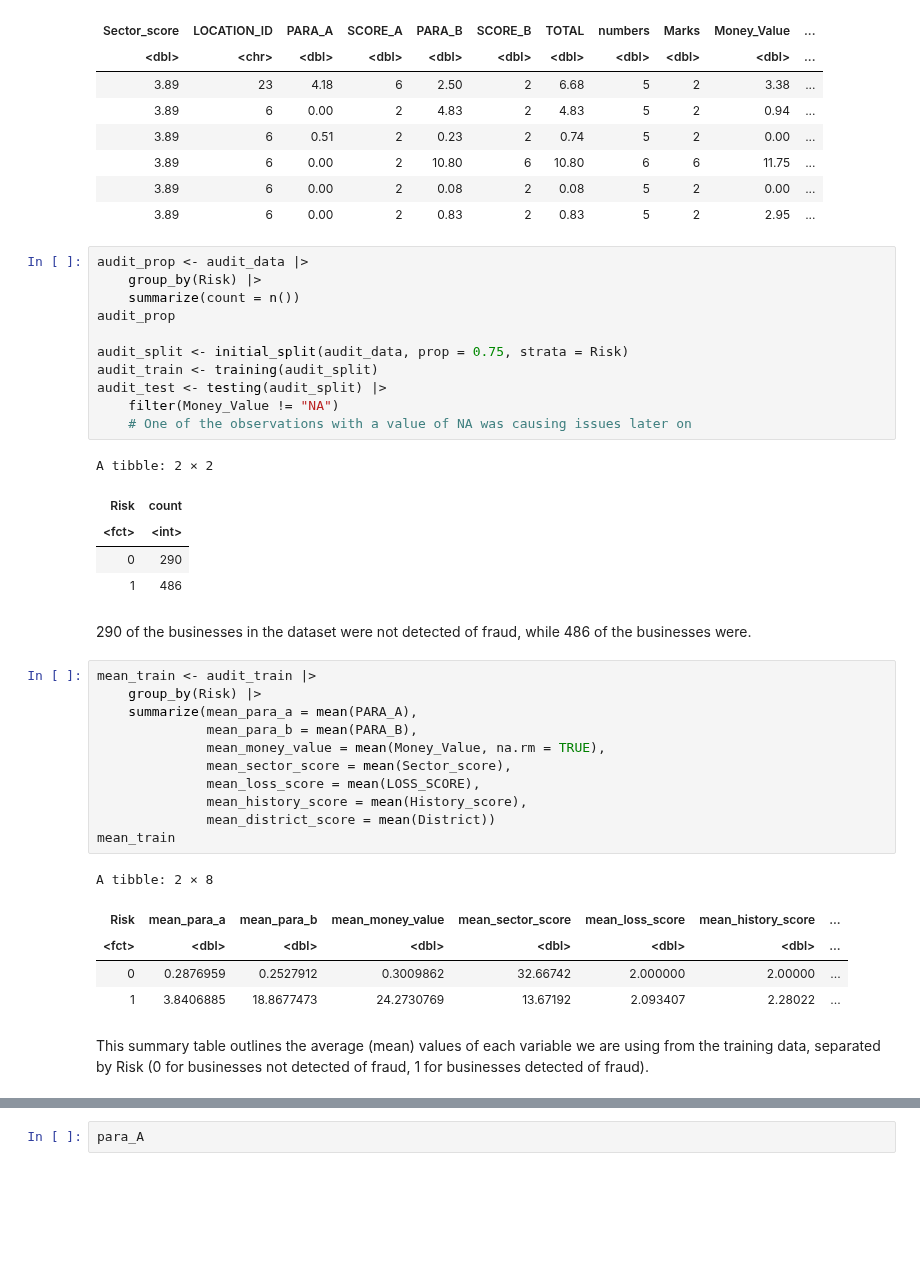
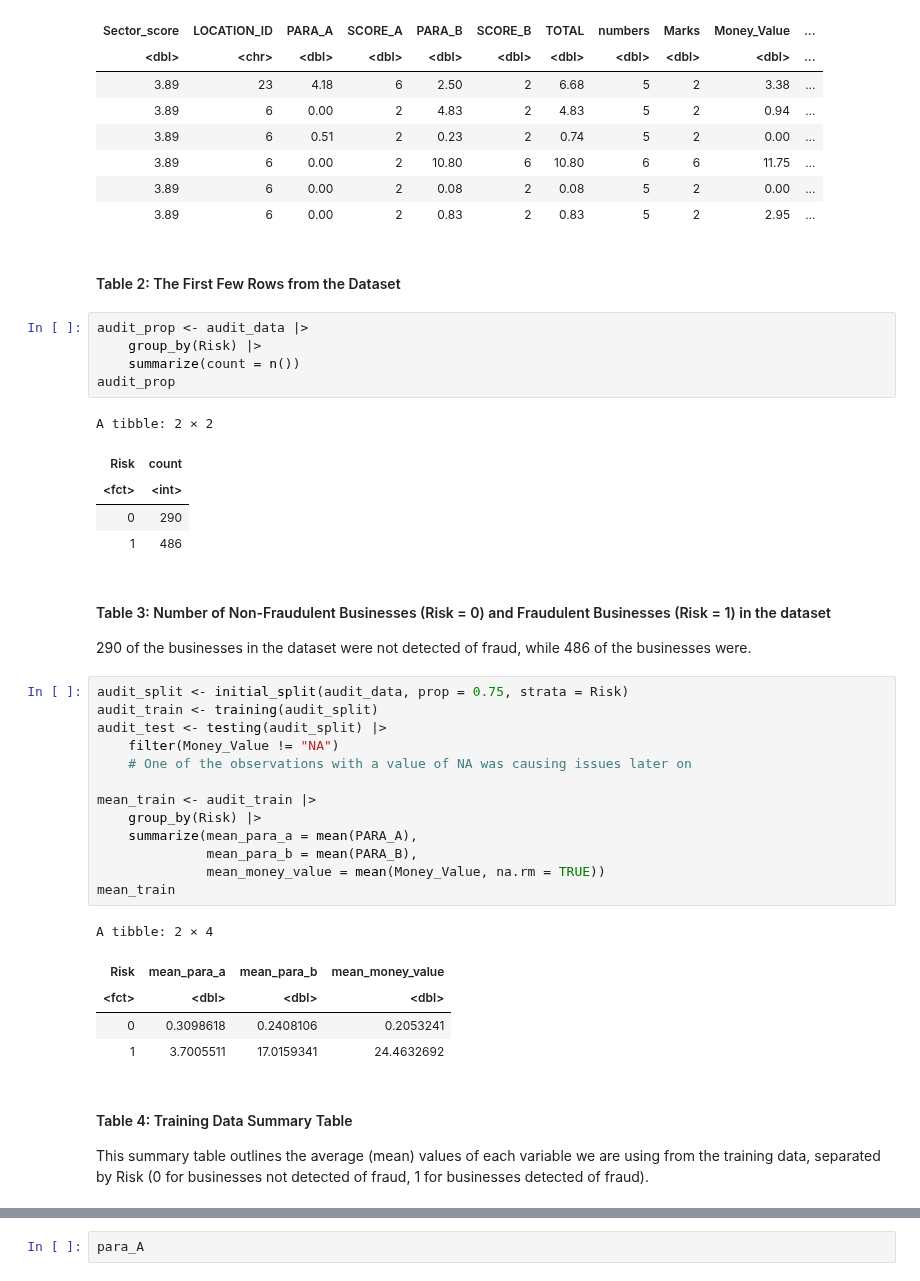
Before and after one commit to eric-y33/dsci-100-2022w1-group-84, a Jupyter notebook: Project.ipynb, the cells around one changed output, grey strips where cells are left out. Drawn from its saved outputs; the diff is of its cells as text; blank space fills up the shorter version.

```diff
--- a/Project.ipynb
+++ b/Project.ipynb
@@ -68,17 +69,13 @@ A tibble: 6 × 18
 | 3.89 | 6 | 0.00 | 2 | 10.80 | 6 | 10.80 | 6 | 6 | 11.75 | ... |
 | 3.89 | 6 | 0.00 | 2 | 0.08 | 2 | 0.08 | 5 | 2 | 0.00 | ... |
 | 3.89 | 6 | 0.00 | 2 | 0.83 | 2 | 0.83 | 5 | 2 | 2.95 | ... |
+# %% [markdown]
+#### Table 2: The First Few Rows from the Dataset
 # %%
 audit_prop <- audit_data |>
     group_by(Risk) |>
     summarize(count = n())
 audit_prop
-
-audit_split <- initial_split(audit_data, prop = 0.75, strata = Risk)
-audit_train <- training(audit_split)
-audit_test <- testing(audit_split) |>
-    filter(Money_Value != "NA")
-    # One of the observations with a value of NA was causing issues later on
 # %% [output]
 A tibble: 2 × 2
 | Risk | count |
@@ -86,25 +83,29 @@ A tibble: 2 × 2
 | 0 | 290 |
 | 1 | 486 |
 # %% [markdown]
+#### Table 3: Number of Non-Fraudulent Businesses (Risk = 0) and Fraudulent Businesses (Risk = 1) in the dataset
 290 of the businesses in the dataset were not detected of fraud, while 486 of the businesses were.
 # %%
+audit_split <- initial_split(audit_data, prop = 0.75, strata = Risk)
+audit_train <- training(audit_split)
+audit_test <- testing(audit_split) |>
+    filter(Money_Value != "NA")
+    # One of the observations with a value of NA was causing issues later on
+
 mean_train <- audit_train |>
     group_by(Risk) |>
     summarize(mean_para_a = mean(PARA_A),
               mean_para_b = mean(PARA_B),
-              mean_money_value = mean(Money_Value, na.rm = TRUE),
-              mean_sector_score = mean(Sector_score),
-              mean_loss_score = mean(LOSS_SCORE),
-              mean_history_score = mean(History_score),
-              mean_district_score = mean(District))
+              mean_money_value = mean(Money_Value, na.rm = TRUE))
 mean_train
 # %% [output]
-A tibble: 2 × 8
+A tibble: 2 × 4
-| Risk | mean_para_a | mean_para_b | mean_money_value | mean_sector_score | mean_loss_score | mean_history_score | ... |
-| <fct> | <dbl> | <dbl> | <dbl> | <dbl> | <dbl> | <dbl> | ... |
-| 0 | 0.2876959 | 0.2527912 | 0.3009862 | 32.66742 | 2.000000 | 2.00000 | ... |
-| 1 | 3.8406885 | 18.8677473 | 24.2730769 | 13.67192 | 2.093407 | 2.28022 | ... |
+| Risk | mean_para_a | mean_para_b | mean_money_value |
+| <fct> | <dbl> | <dbl> | <dbl> |
+| 0 | 0.3098618 | 0.2408106 | 0.2053241 |
+| 1 | 3.7005511 | 17.0159341 | 24.4632692 |
 # %% [markdown]
+#### Table 4: Training Data Summary Table
 This summary table outlines the average (mean) values of each variable we are using from the training data, separated by Risk (0 for businesses not detected of fraud, 1 for businesses detected of fraud).
 # %%
 options(repr.plot.width = 18, repr.plot.height = 8)
```
Also changed, not shown: parts of 23 cells of this notebook.
